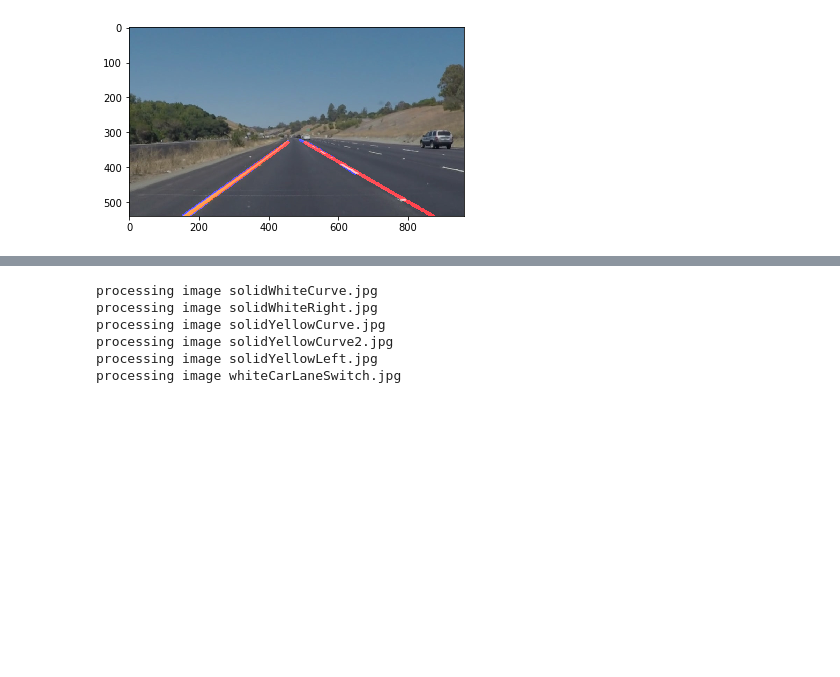
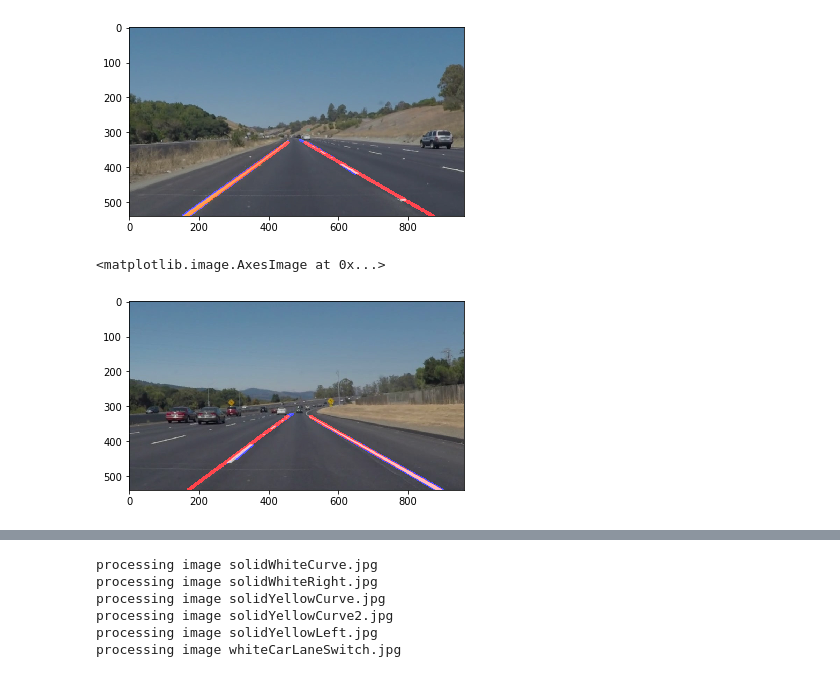
Before and after one commit to jingz8804/CarND-P01-Lane-Lines, a Jupyter notebook: P1.ipynb, the cells around one changed output, grey strips where cells are left out. Saved outputs shown, nothing was run; the diff lists cells and outputs as text; code cells hidden in the pictures; blank space fills up the shorter version.

```diff
--- a/P1.ipynb
+++ b/P1.ipynb
@@ -157,12 +157,12 @@ def draw_lines(img, lines, color=[255, 0, 0], thickness=10):
             # the slope for the left is less than 0 because of the way the coordinates are arranged.
             if slope < 0:
                 # Ignore obviously invalid lines
-                if slope > -.5 or slope < -.8:
+                if slope > -0.5 or slope < -0.8:
                     continue
                 left_lines.append(line)
             elif slope >= 0:
                 # Ignore obviously invalid lines
-                if slope < .5 or slope > .8:
+                if slope < 0.5 or slope > 0.8:
                     continue
                 right_lines.append(line)
 
@@ -329,3 +316,10 @@ plt.imshow(lane_detected)
 # %% [output]
 <matplotlib.image.AxesImage at 0x...>
 [figure]
+# %%
+image = mpimg.imread('test_images/solidWhiteCurve.jpg')
+lane_detected = lane_detection(image)
+plt.imshow(lane_detected)
+# %% [output]
+<matplotlib.image.AxesImage at 0x...>
+[figure, added]
```
Also changed, not shown: parts of 6 cells of this notebook.
